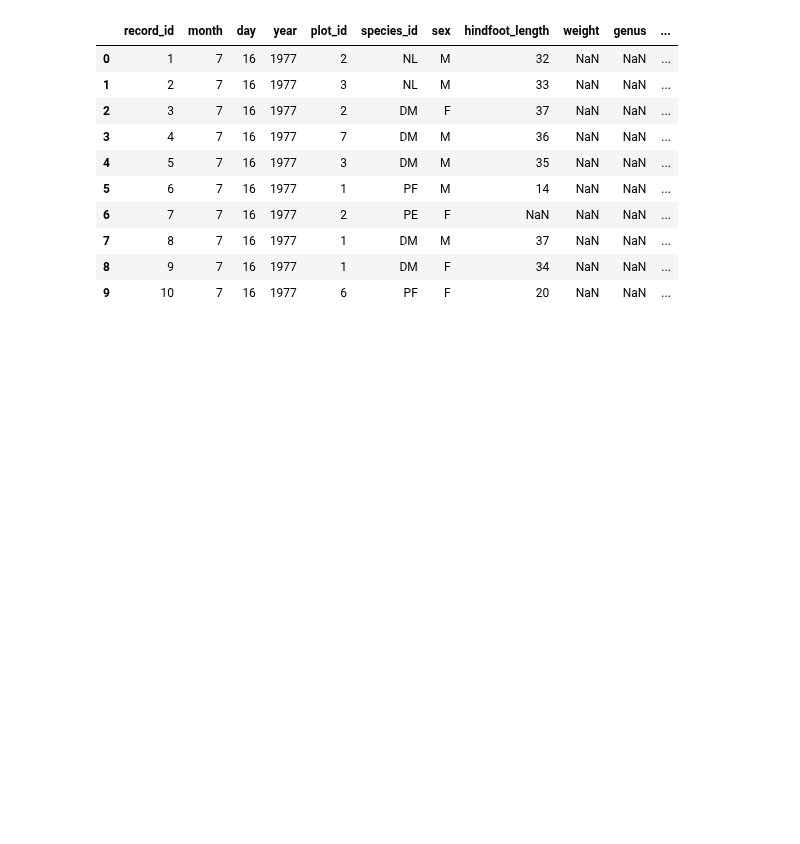
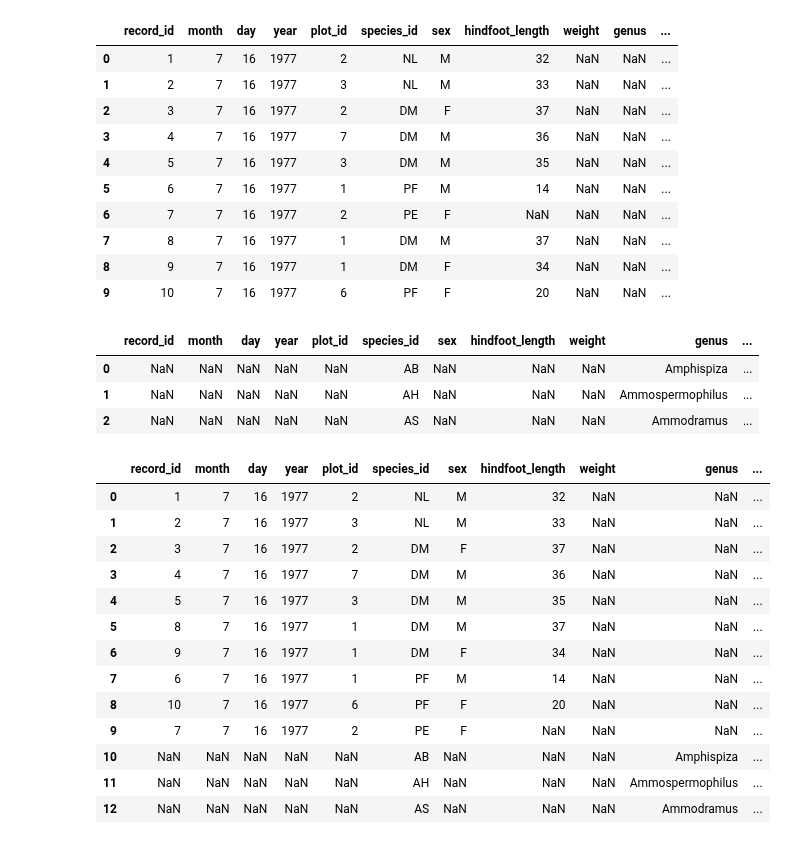
Before and after one commit to calculquebec/cq-formation-analyse-visualisation-python, a Jupyter notebook: Analyse et visualisation de donnees avec Python - Big Data 2016.ipynb, the cells around one changed output. Cells and saved outputs as stored; diff of their text form; code cells hidden in the pictures; blank space fills up the shorter version.

```diff
--- a/Analyse et visualisation de donnees avec Python - Big Data 2016.ipynb
+++ b/Analyse et visualisation de donnees avec Python - Big Data 2016.ipynb
@@ -680,0 +683,26 @@ merged_left
+# %%
+merged_right
+# %% [output]
+|  | record_id | month | day | year | plot_id | species_id | sex | hindfoot_length | weight | genus | ... |
+| 0 | NaN | NaN | NaN | NaN | NaN | AB | NaN | NaN | NaN | Amphispiza | ... |
+| 1 | NaN | NaN | NaN | NaN | NaN | AH | NaN | NaN | NaN | Ammospermophilus | ... |
+| 2 | NaN | NaN | NaN | NaN | NaN | AS | NaN | NaN | NaN | Ammodramus | ... |
+# %%
+merged_outer = pd.merge(left=surveySub, right=speciesSub, left_on='species_id', right_on='species_id', how='outer')
+# %%
+merged_outer
+# %% [output]
+|  | record_id | month | day | year | plot_id | species_id | sex | hindfoot_length | weight | genus | ... |
+| 0 | 1 | 7 | 16 | 1977 | 2 | NL | M | 32 | NaN | NaN | ... |
+| 1 | 2 | 7 | 16 | 1977 | 3 | NL | M | 33 | NaN | NaN | ... |
+| 2 | 3 | 7 | 16 | 1977 | 2 | DM | F | 37 | NaN | NaN | ... |
+| 3 | 4 | 7 | 16 | 1977 | 7 | DM | M | 36 | NaN | NaN | ... |
+| 4 | 5 | 7 | 16 | 1977 | 3 | DM | M | 35 | NaN | NaN | ... |
+| 5 | 8 | 7 | 16 | 1977 | 1 | DM | M | 37 | NaN | NaN | ... |
+| 6 | 9 | 7 | 16 | 1977 | 1 | DM | F | 34 | NaN | NaN | ... |
+| 7 | 6 | 7 | 16 | 1977 | 1 | PF | M | 14 | NaN | NaN | ... |
+| 8 | 10 | 7 | 16 | 1977 | 6 | PF | F | 20 | NaN | NaN | ... |
+| 9 | 7 | 7 | 16 | 1977 | 2 | PE | F | NaN | NaN | NaN | ... |
+| 10 | NaN | NaN | NaN | NaN | NaN | AB | NaN | NaN | NaN | Amphispiza | ... |
+| 11 | NaN | NaN | NaN | NaN | NaN | AH | NaN | NaN | NaN | Ammospermophilus | ... |
+| 12 | NaN | NaN | NaN | NaN | NaN | AS | NaN | NaN | NaN | Ammodramus | ... |
```
Also changed, not shown: parts of 1 cell of this notebook.
